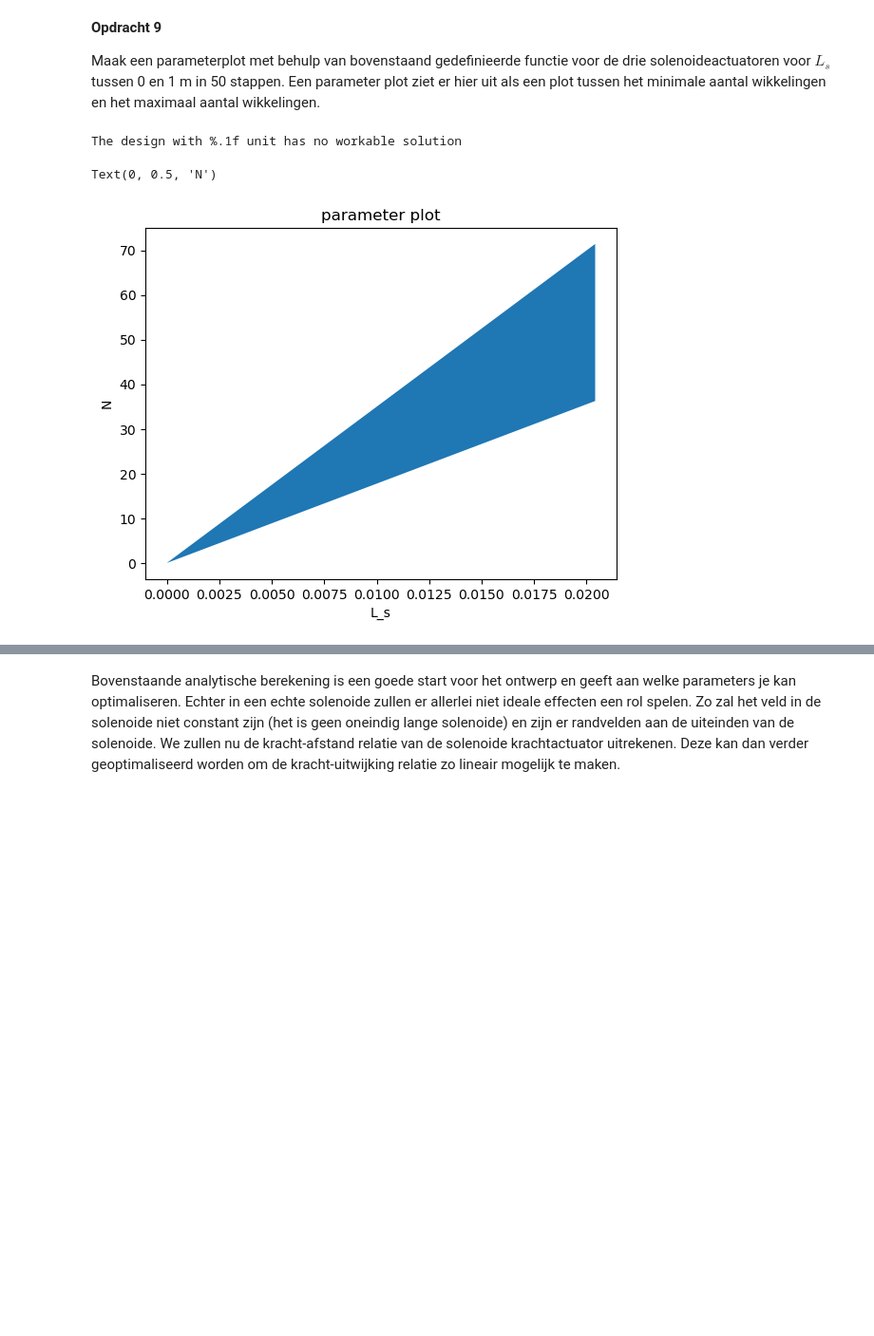
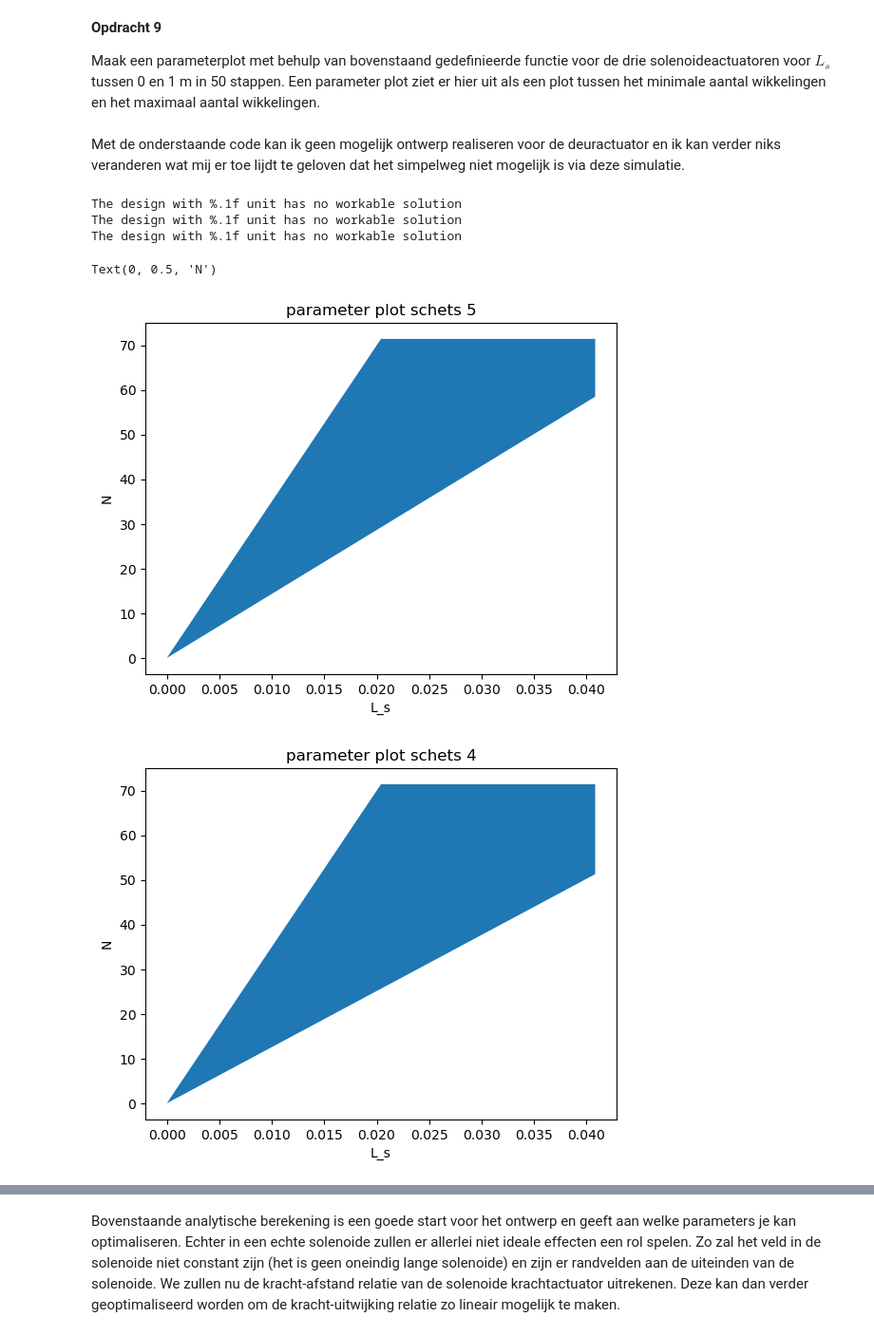
Before and after one commit to tdenooijer26/DEF-T-opdrachten, a Jupyter notebook: 2KrachtactuatorOpdracht/KrachtactuatorOpdracht.ipynb, the cells around one changed output, grey strips where cells are left out. Shown at 95% size. Saved outputs shown, nothing was run; the diff lists cells and outputs as text; code cells hidden in the pictures; blank space fills up the shorter version.

```diff
--- a/2KrachtactuatorOpdracht/KrachtactuatorOpdracht.ipynb
+++ b/2KrachtactuatorOpdracht/KrachtactuatorOpdracht.ipynb
@@ -213,21 +213,42 @@ Text(0, 0.5, 'y')
 **Opdracht 9**
 
 Maak een parameterplot met behulp van bovenstaand gedefinieerde functie voor de drie solenoideactuatoren voor $L_s$ tussen 0 en 1 m in 50 stappen. Een parameter plot ziet er hier uit als een plot tussen het minimale aantal wikkelingen en het maximaal aantal wikkelingen.
+# %% [markdown]
+Met de onderstaande code kan ik geen mogelijk ontwerp realiseren voor de deuractuator en ik kan verder niks veranderen wat mij er toe lijdt te geloven dat het simpelweg niet mogelijk is via deze simulatie.
 # %%
 ###
 ###Jouw code hier###
 L_s = np.linspace(0,1,50)
-N_min,N_max = aantal_wikkelingen(L_s,2,4e-2,0.1e-3,max_lengte_schets_5,200)
-N_min = N_min # Minimale eis
-N_max = N_max # Maximale eis
+N_minschets5,N_maxschets5 = aantal_wikkelingen(L_s,2,4e-2,0.1e-3,max_lengte_schets_5,130)
+N_minschets4,N_maxschets4 = aantal_wikkelingen(L_s,2,4e-2,0.1e-3,max_lengte_schets_4,100)
+N_mindeur,N_maxdeur = aantal_wikkelingen(L_s,0.5,0.01,0.05e-3,max_lengte_deuractuator,40)
+# Minimale eis
+# Maximale eis
 
-plt.fill_between(L_s,N_min,N_max) # De ruimte tussen de eisen vullen
-plt.title("parameter plot")
+plt.figure()
+plt.fill_between(L_s,N_minschets5,N_maxschets5) # De ruimte tussen de eisen vullen
+plt.title("parameter plot schets 5")
 plt.xlabel("L_s")
 plt.ylabel("N")
 
+plt.figure()
+plt.fill_between(L_s,N_minschets4,N_maxschets4) # De ruimte tussen de eisen vullen
+plt.title("parameter plot schets 4")
+plt.xlabel("L_s")
+plt.ylabel("N")
+
+plt.figure()
+plt.fill_between(L_s,N_mindeur,N_maxdeur) # De ruimte tussen de eisen vullen
+plt.title("parameter plot deuractuator")
+plt.xlabel("L_s")
+plt.ylabel("N")
+
+
 ###
 # %% [output]
 The design with %.1f unit has no workable solution
+The design with %.1f unit has no workable solution
+The design with %.1f unit has no workable solution
 Text(0, 0.5, 'N')
-[figure, old version]
+[figure, new version]
+[figure, added]
```
Also changed, not shown: parts of 7 cells of this notebook.
